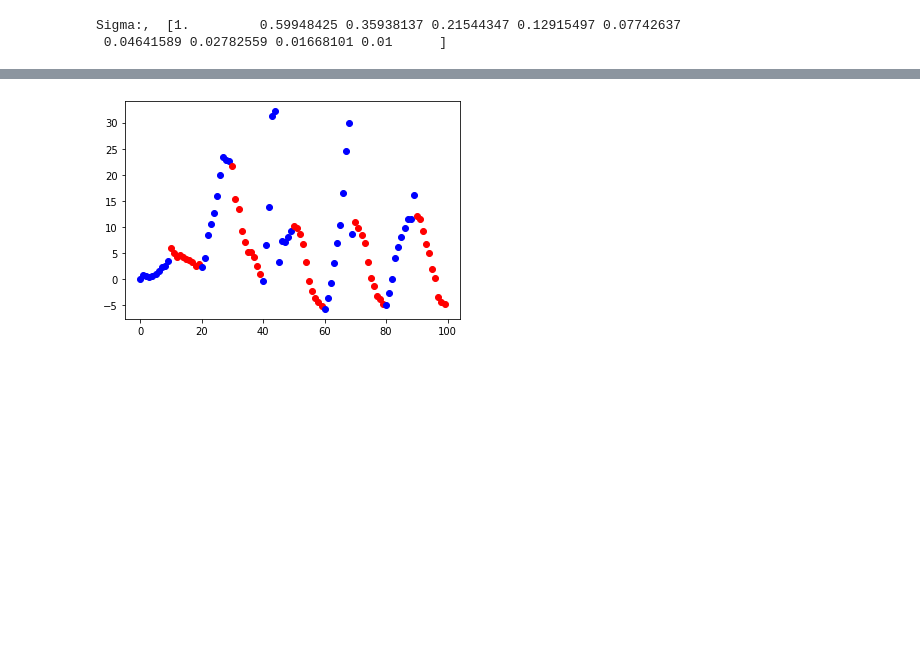
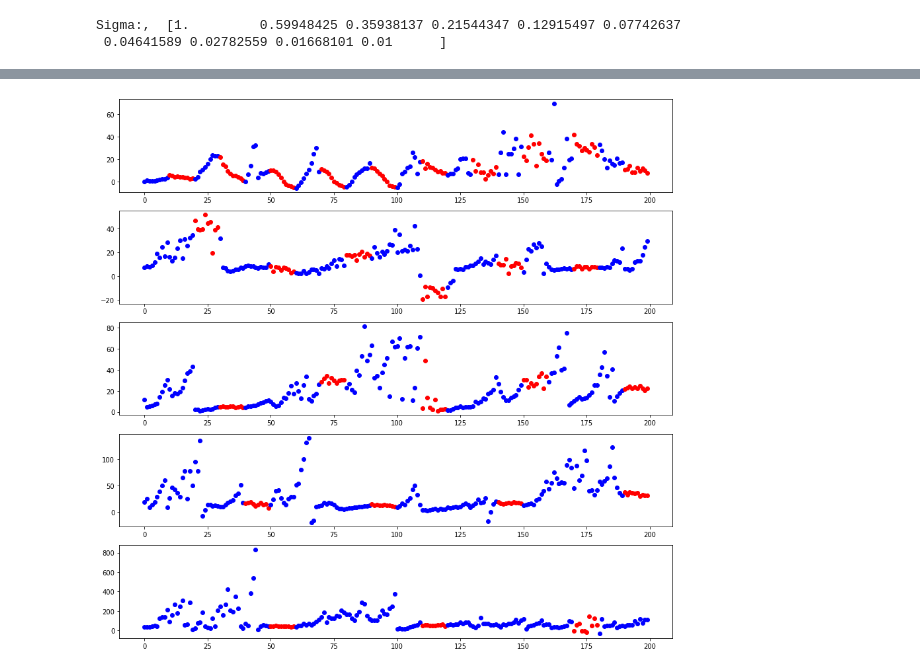
Before and after one commit to shekshaa/probML-Project, a Jupyter notebook: train.ipynb, the cells around one changed output, grey strips where cells are left out. Cells and saved outputs as stored; diff of their text form; code cells hidden in the pictures; blank space fills up the shorter version.

```diff
--- a/train.ipynb
+++ b/train.ipynb
@@ -103,6 +100,8 @@ print("Sigma:, ", sigmas)
 # %% [output]
 Sigma:,  [1.         0.59948425 0.35938137 0.21544347 0.12915497 0.07742637
  0.04641589 0.02782559 0.01668101 0.01      ]
+# %%
+k_e = [(10, 10), (20, 10), (30, 10), (40, 10), (50, 10)]
 # %%
 # score net
 score_net = Scorenet()
@@ -181,5 +170,12 @@ Epoch (score) 99 Loss=-4.77500 t1=-6.52122 t2=1.74622
 # %%
+fig = plt.figure(figsize=(20, 20))
 for i, (loss, color) in enumerate(zip(losses, colors)):
     plt.scatter(i, loss, color=color)
-# %% [output]
-[figure, removed]
+# %%
+fig, axes = plt.subplots(5, 1, figsize=(15, 15))
+
+for i in range(5):
+    for j, (loss, color) in enumerate(zip(all_exp_losses[i], all_exp_colors[i])):
+        axes[i].scatter(j, loss, color=color)
+# %% [output]
+[figure, added]
```
Also changed, not shown: parts of 3 cells of this notebook, 1 other file.
